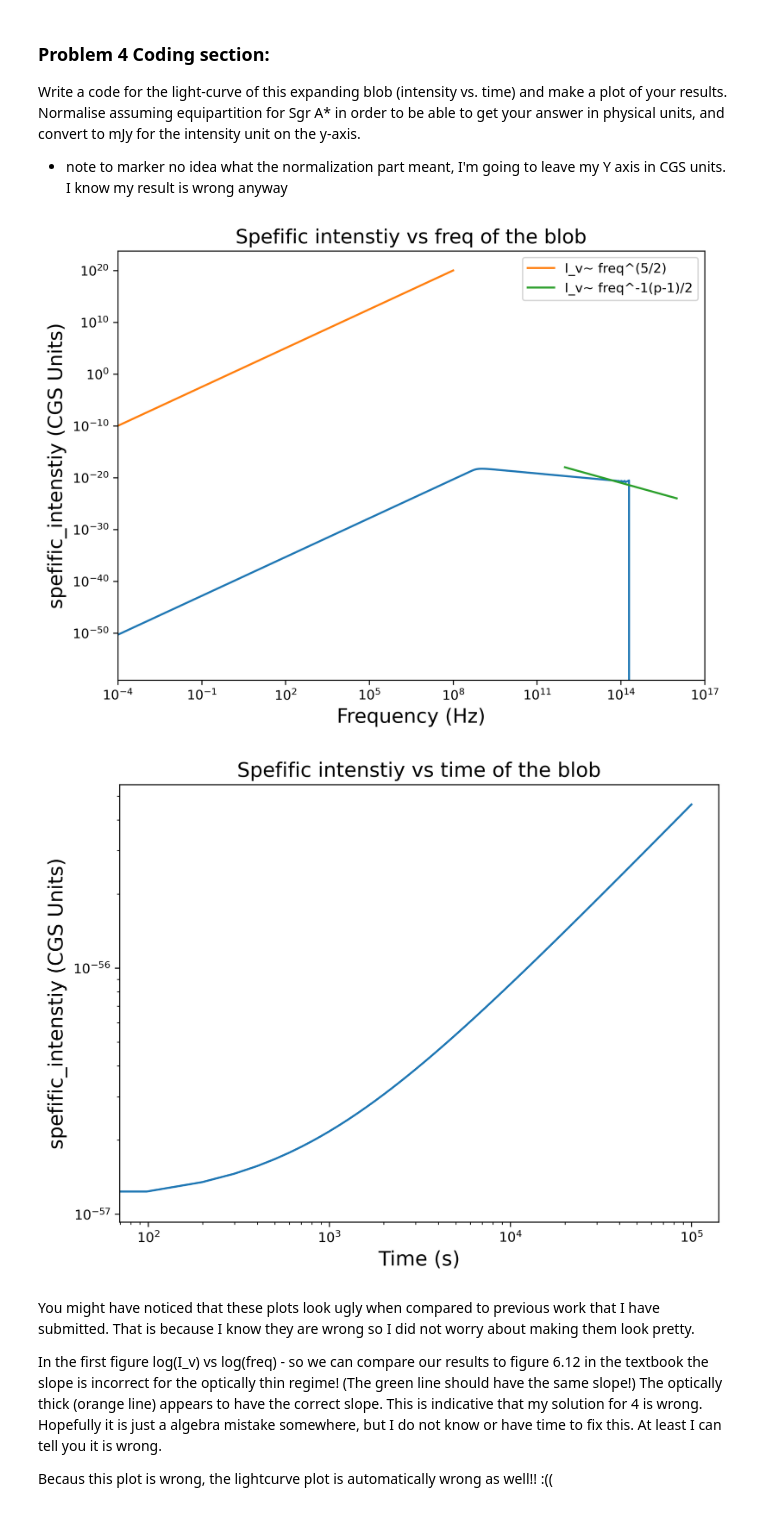
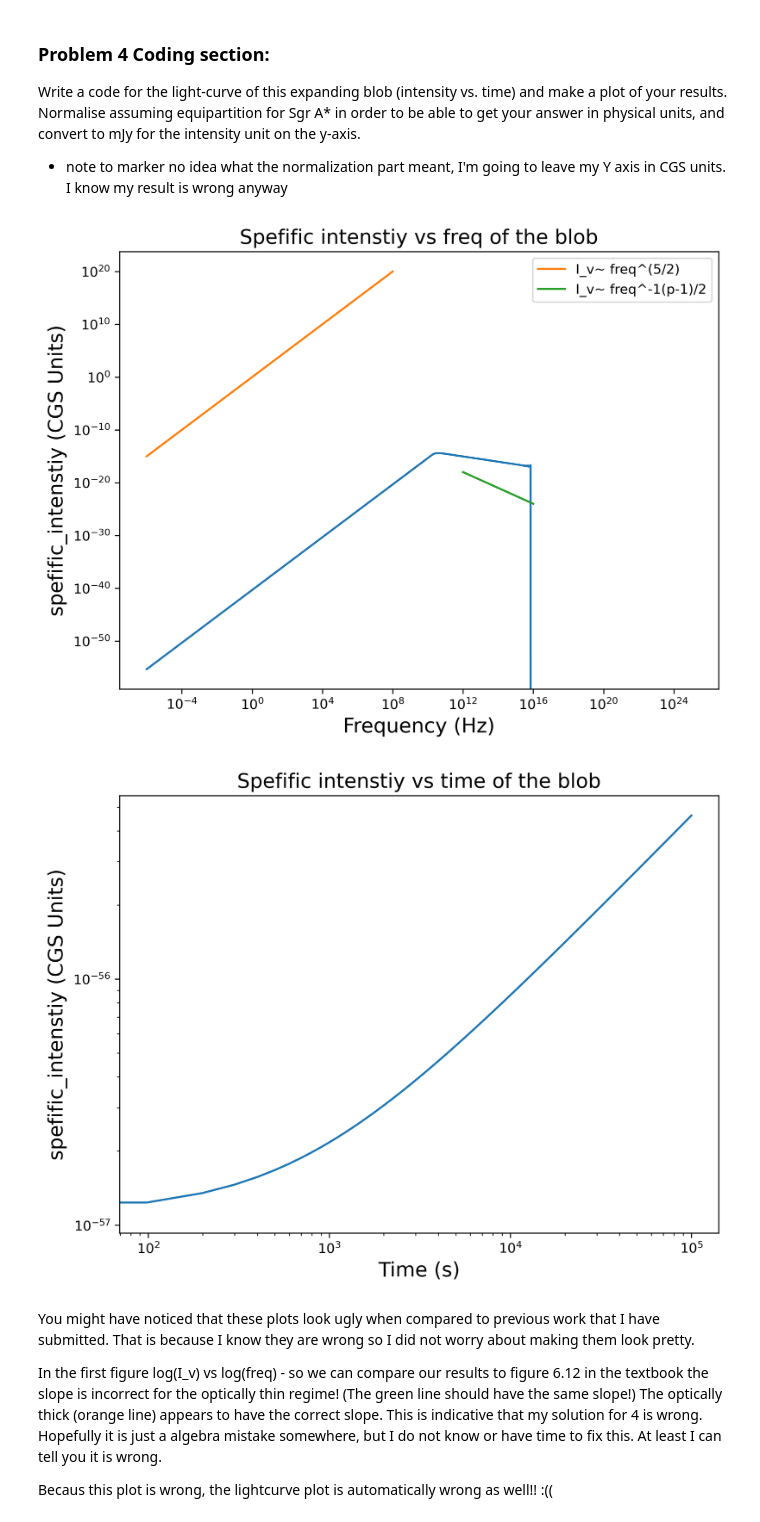
Before and after one commit to afinemax/extreme_astrophysics_2023, a Jupyter notebook: ps3/ps3.ipynb, the cells around one changed output. Cells and saved outputs as stored; diff of their text form; code cells hidden in the pictures.

```diff
--- a/ps3/ps3.ipynb
+++ b/ps3/ps3.ipynb
@@ -60,7 +63,7 @@ def constant_t(t, beta, R_0):
     float: Constant value.
     """
     r = radius_t(t, beta, R_0)
-    constant = (eta * L_edd * R_0) / (24 *np.log(10) * np.pi * r**3 *c*beta)
+    constant = (eta * L_edd * R_0**3) / (24 *np.log(10) * np.pi * r**3 *c**3*beta)
     return constant
 
 def u_b(t, beta, R_0):
@@ -199,35 +202,34 @@ plt.figure(figsize=(8,6), dpi=300)
 plt.plot(freq, I_v[-1, :])
 
 freq_test = np.logspace(-6, 8, 1000)
 plt.plot(freq_test, freq_test**(5/2), label='I_v~ freq^(5/2)')
 
 freq_test = np.logspace(12, 16, 100)
 plt.plot(freq_test, freq_test**(-1 *( 3/2)), label='I_v~ freq^-1(p-1)/2')
 
 plt.xlabel("Frequency (Hz)", size=15)
 plt.ylabel('spefific_intenstiy (CGS Units)', size=15)
 plt.title('Spefific intenstiy vs freq of the blob', size=15)
 plt.yscale('log')
 plt.xscale('log')
-plt.xlim(10**(-4), 10**(17))
 plt.legend()
 plt.savefig('hail_sagan_42069.pdf',bbox_inches='tight')
 
 plt.show()
 
 plt.figure(figsize=(8,6), dpi=300)
 plt.plot(t, I_v[:, 0])
 
 # need to integrate over I_v to get lightcurve
 
 plt.xlabel("Time (s)", size=15)
 plt.ylabel('spefific_intenstiy (CGS Units)', size=15)
 plt.title('Spefific intenstiy vs time of the blob', size=15)
 plt.yscale('log')
 plt.xscale('log')
 plt.savefig('hail_sagan_42069_time.pdf',bbox_inches='tight')
 # %% [output]
-[figure, old version]
+[figure, new version]
 [figure]
 # %% [markdown]
 You might have noticed that these plots look ugly when compared to previous work that I have submitted.
```
Also changed, not shown: parts of 4 cells of this notebook, 2 other files.
